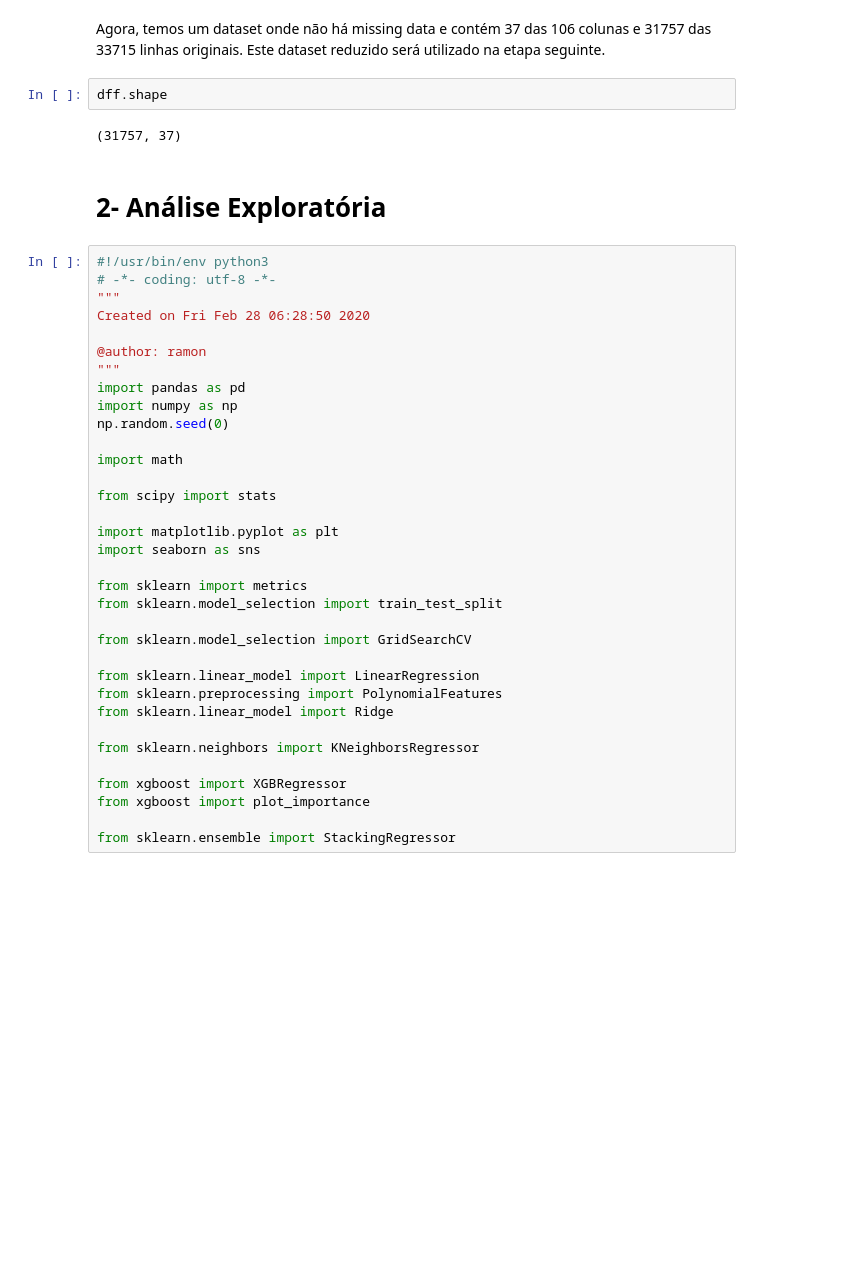
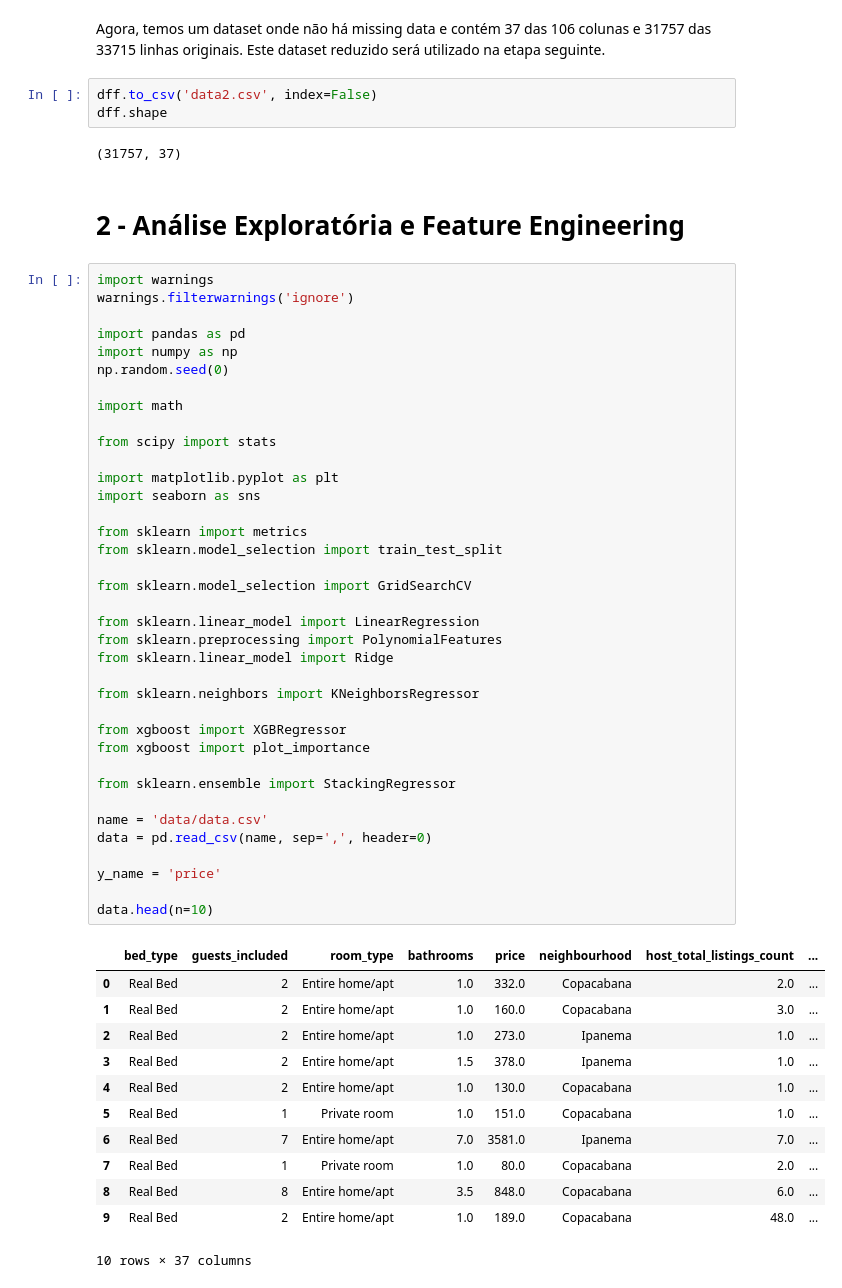
Before and after one commit to rlopes404/airbnb, a Jupyter notebook: airbnb-notebook.ipynb, the cells around one changed output. Cells and saved outputs as stored; diff of their text form; blank space fills up the shorter version.

```diff
--- a/airbnb-notebook.ipynb
+++ b/airbnb-notebook.ipynb
@@ -171,43 +175,60 @@ num_amenities                                   1.0
 dtype: float64
 # %% [markdown]
 Agora, temos um dataset onde não há missing data e contém 37 das 106 colunas e 31757 das 33715 linhas originais. Este dataset reduzido será utilizado na etapa seguinte.
-# %%
-dff.shape
-# %% [output]
-(31757, 37)
+# %%
+dff.to_csv('data2.csv', index=False)
+dff.shape
+# %% [output]
+(31757, 37)
 # %% [markdown]
-# 2- Análise Exploratória
+# 2 - Análise Exploratória e Feature Engineering
 # %%
-#!/usr/bin/env python3
-# -*- coding: utf-8 -*-
-"""
-Created on Fri Feb 28 06:28:50 2020
+import warnings
+warnings.filterwarnings('ignore')
 
-@author: ramon
-"""
 import pandas as pd
 import numpy as np
 np.random.seed(0)
 
 import math
 
 from scipy import stats
 
 import matplotlib.pyplot as plt
 import seaborn as sns
 
 from sklearn import metrics
 from sklearn.model_selection import train_test_split
 
 from sklearn.model_selection import GridSearchCV
 
 from sklearn.linear_model import LinearRegression
 from sklearn.preprocessing import PolynomialFeatures
 from sklearn.linear_model import Ridge
 
 from sklearn.neighbors import KNeighborsRegressor
 
 from xgboost import XGBRegressor
 from xgboost import plot_importance
 
 from sklearn.ensemble import StackingRegressor
+
+name = 'data/data.csv'
+data = pd.read_csv(name, sep=',', header=0)
+
+y_name = 'price'
+
+data.head(n=10)
+# %% [output]
+|  | bed_type | guests_included | room_type | bathrooms | price | neighbourhood | host_total_listings_count | ... |
+| 0 | Real Bed | 2 | Entire home/apt | 1.0 | 332.0 | Copacabana | 2.0 | ... |
+| 1 | Real Bed | 2 | Entire home/apt | 1.0 | 160.0 | Copacabana | 3.0 | ... |
+| 2 | Real Bed | 2 | Entire home/apt | 1.0 | 273.0 | Ipanema | 1.0 | ... |
+| 3 | Real Bed | 2 | Entire home/apt | 1.5 | 378.0 | Ipanema | 1.0 | ... |
+| 4 | Real Bed | 2 | Entire home/apt | 1.0 | 130.0 | Copacabana | 1.0 | ... |
+| 5 | Real Bed | 1 | Private room | 1.0 | 151.0 | Copacabana | 1.0 | ... |
+| 6 | Real Bed | 7 | Entire home/apt | 7.0 | 3581.0 | Ipanema | 7.0 | ... |
+| 7 | Real Bed | 1 | Private room | 1.0 | 80.0 | Copacabana | 2.0 | ... |
+| 8 | Real Bed | 8 | Entire home/apt | 3.5 | 848.0 | Copacabana | 6.0 | ... |
+| 9 | Real Bed | 2 | Entire home/apt | 1.0 | 189.0 | Copacabana | 48.0 | ... |
+10 rows × 37 columns
```
Also changed, not shown: parts of 48 cells of this notebook.
